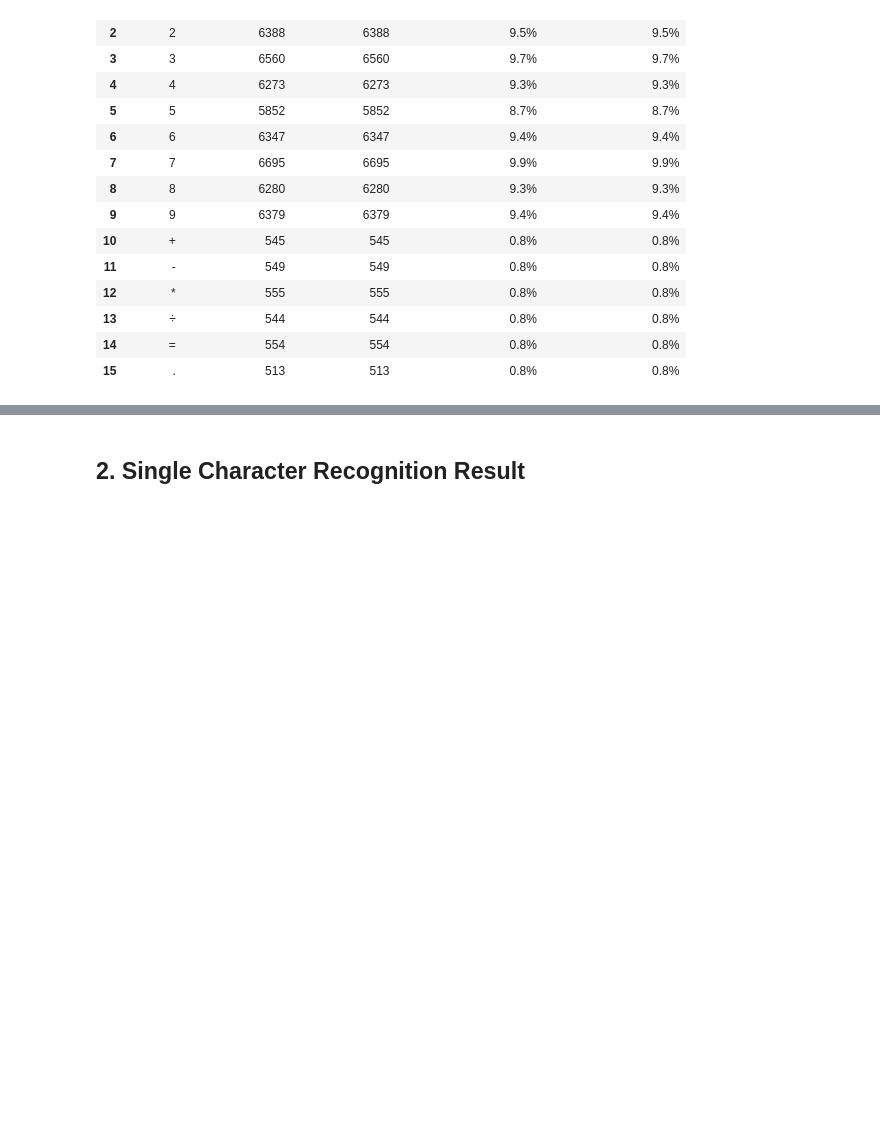
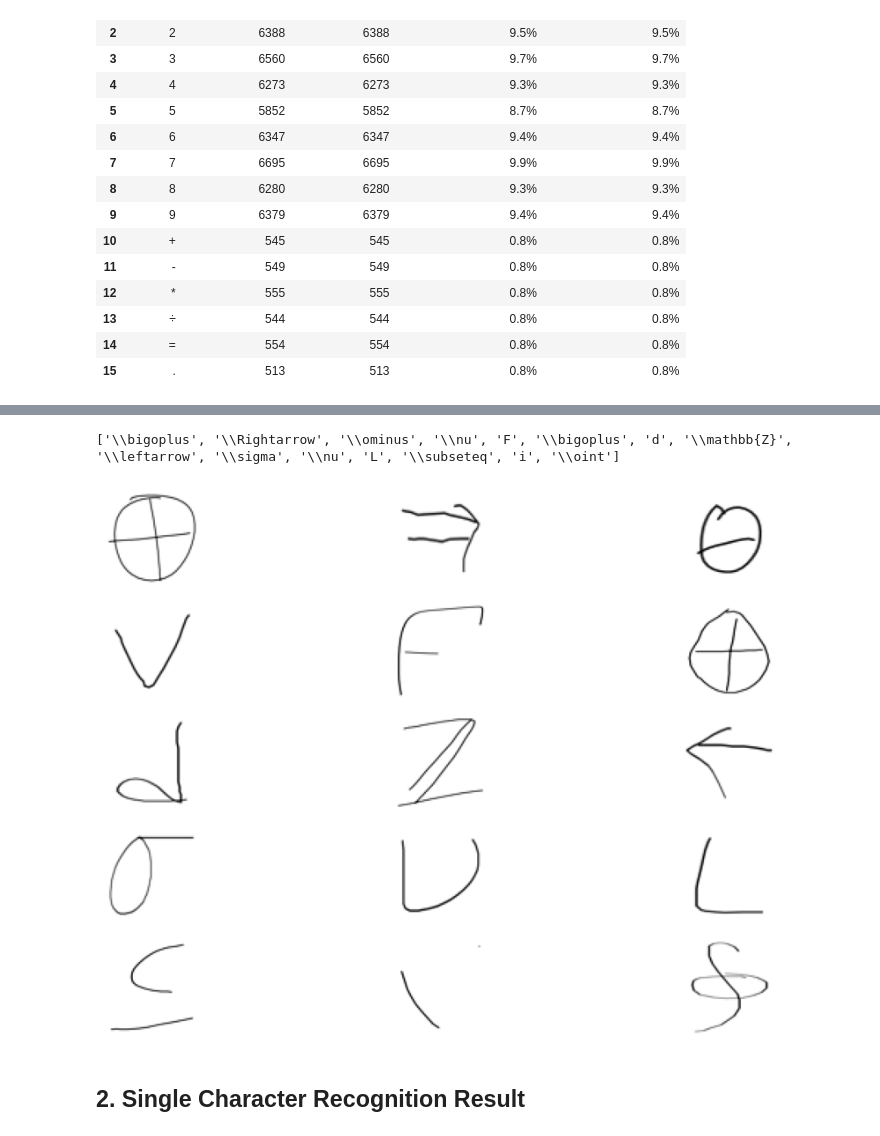
Before and after one commit to cybera1chemist/ECE4513-project, a Jupyter notebook: visualization.ipynb, the cells around one changed output, grey strips where cells are left out. Cells and saved outputs as stored; diff of their text form; code cells hidden in the pictures; blank space fills up the shorter version.

Commit message:
Process mathwriting/symbols dataset

```diff
--- a/visualization.ipynb
+++ b/visualization.ipynb
@@ -83,3 +83,33 @@ display(dist_df.style.background_gradient(
 | 13 | ÷ | 544 | 544 | 0.8% | 0.8% |
 | 14 | = | 554 | 554 | 0.8% | 0.8% |
 | 15 | . | 513 | 513 | 0.8% | 0.8% |
+# %%
+# Load dataset
+data = torch.load('./data/symbols.pt')
+images = data['images']
+labels = data['labels']
+unique_labels = list(set(labels))
+
+# Display basic information
+print("="*50)
+print(f"- Length of Train Set: {len(images)}")
+print(f"- Number of Classes: {len(unique_labels)}")
+print(f"- Shape of the Images: {images[0].shape}")
+
+# Display a dataframe
+symbol_counts = Counter()
+for label in labels:
+    symbol_counts[label] += 1
+
+dist_df = pd.DataFrame({
+    'Labels': unique_labels,
+    'Num of Symbols Set': [symbol_counts[i] for i in unique_labels],
+})
+
+dist_df['Percentage of Symbols Set'] = dist_df['Num of Symbols Set'] / len(images) * 100
+
+display(dist_df.style.background_gradient(
+    subset=['Num of Symbols Set'],
+    cmap='Blues').format({
+        'Percentage of Symbols Set': '{:.1f}%',
+    }))
@@ -86,5 +138,19 @@ display(dist_df.style.background_gradient(
 # %%
 # TODO: display some example images of dataset
+def show_img(idx):
+    img = np.uint8(images[idx]*255)
+    plt.imshow(img, cmap='gray')
+    plt.axis('off')
+    # plt.text(labels[idx])
+
+print(labels[:15])
+for i in range(15):
+    plt.subplot(5, 3, i+1)
+    show_img(i)
+plt.show()
+# %% [output]
+['\\bigoplus', '\\Rightarrow', '\\ominus', '\\nu', 'F', '\\bigoplus', 'd', '\\mathbb{Z}', '\\leftarrow', '\\sigma', '\\nu', 'L', '\\subseteq', 'i', '\\oint']
+[figure, added]
 # %% [markdown]
 ## 2. Single Character Recognition Result
 # %%
```
Also changed, not shown: parts of 1 cell of this notebook, 5 other files.
